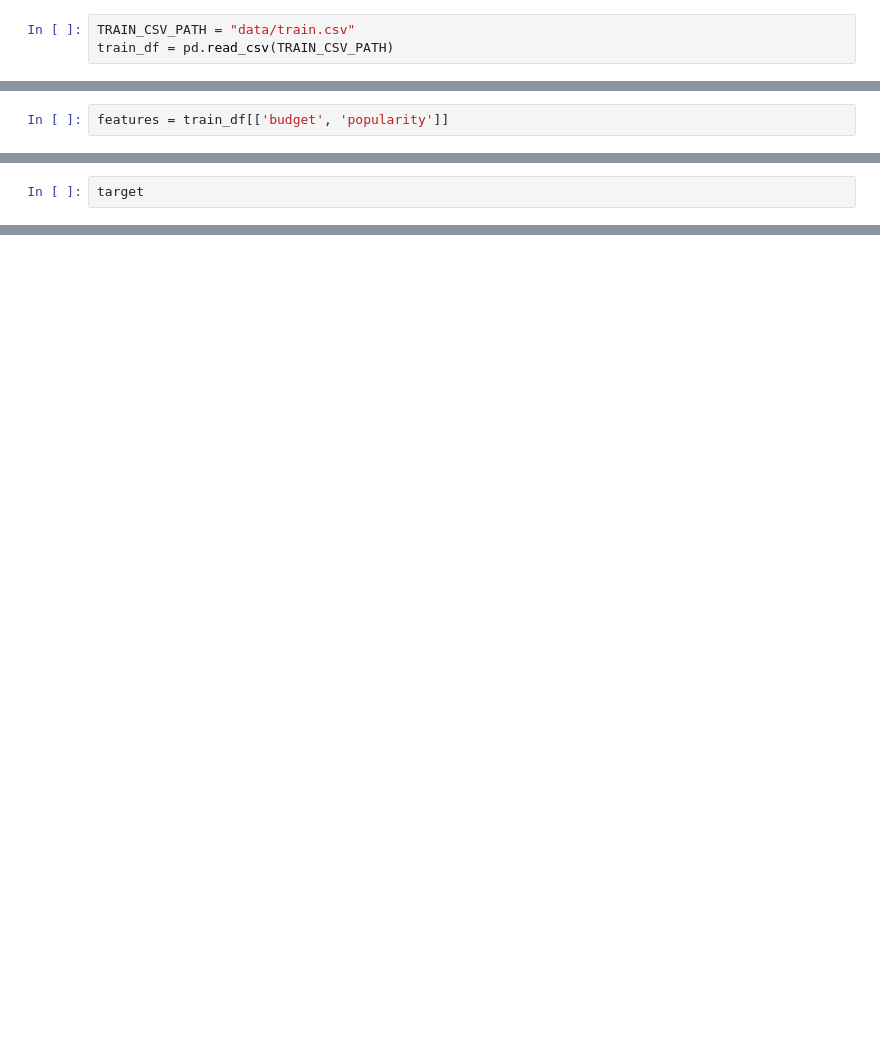
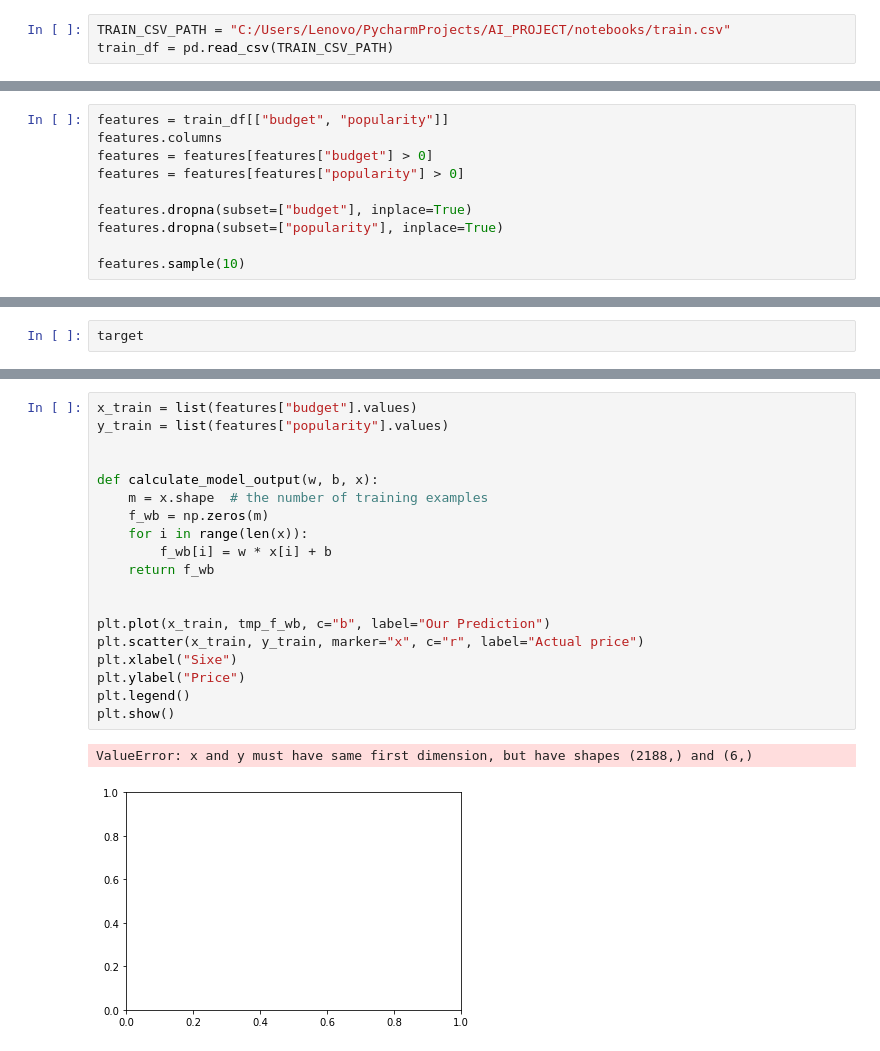
Before and after one commit to KaLiNkA-code/AI_PROJECT, a Jupyter notebook: notebooks/dev.ipynb, the cells around one changed output, grey strips where cells are left out. Drawn from its saved outputs; the diff is of its cells as text; blank space fills up the shorter version.

```diff
--- a/notebooks/dev.ipynb
+++ b/notebooks/dev.ipynb
@@ -61,7 +74,7 @@ plt.show()
 # %%
 import pandas as pd
 # %%
-TRAIN_CSV_PATH = "data/train.csv"
+TRAIN_CSV_PATH = "C:/Users/Lenovo/PycharmProjects/AI_PROJECT/notebooks/train.csv"
 train_df = pd.read_csv(TRAIN_CSV_PATH)
 # %%
 # train_df['crew'].unique()
@@ -72,2 +90,10 @@ train_df.columns
 # %%
-features = train_df[['budget', 'popularity']]
+features = train_df[["budget", "popularity"]]
+features.columns
+features = features[features["budget"] > 0]
+features = features[features["popularity"] > 0]
+
+features.dropna(subset=["budget"], inplace=True)
+features.dropna(subset=["popularity"], inplace=True)
+
+features.sample(10)
@@ -94,0 +158,22 @@ target
+# %%
+x_train = list(features["budget"].values)
+y_train = list(features["popularity"].values)
+
+
+def calculate_model_output(w, b, x):
+    m = x.shape  # the number of training examples
+    f_wb = np.zeros(m)
+    for i in range(len(x)):
+        f_wb[i] = w * x[i] + b
+    return f_wb
+
+
+plt.plot(x_train, tmp_f_wb, c="b", label="Our Prediction")
+plt.scatter(x_train, y_train, marker="x", c="r", label="Actual price")
+plt.xlabel("Sixe")
+plt.ylabel("Price")
+plt.legend()
+plt.show()
+# %% [output]
+ValueError: x and y must have same first dimension, but have shapes (2188,) and (6,)
+[figure, added]
```
Also changed, not shown: parts of 12 cells of this notebook, 1 other file.
